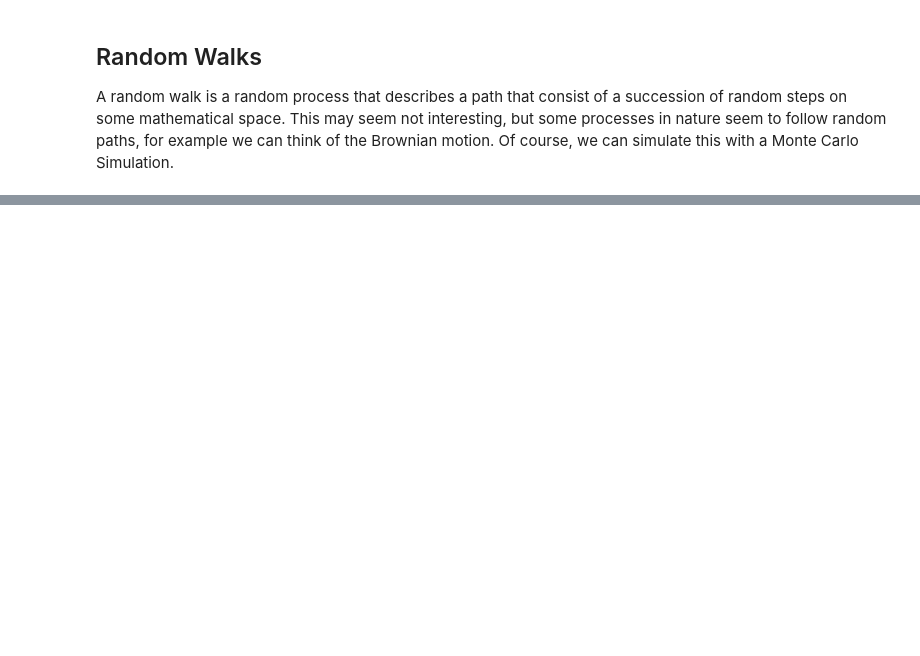
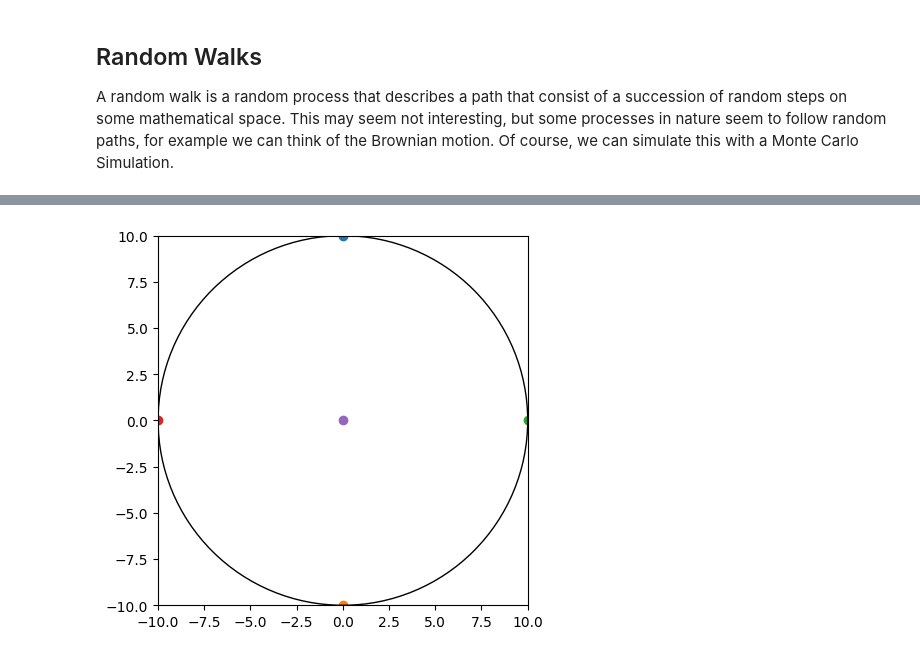
Before and after one commit to FelixCabrera23/Python_for_scientis_101, a Jupyter notebook: Class01/Montecarlo_class2.ipynb, the cells around one changed output, grey strips where cells are left out. Saved outputs shown, nothing was run; the diff lists cells and outputs as text; code cells hidden in the pictures; blank space fills up the shorter version.

```diff
--- a/Class01/Montecarlo_class2.ipynb
+++ b/Class01/Montecarlo_class2.ipynb
@@ -120,0 +125,12 @@ Circle_plot()
+# %%
+# non stable min configuration
+a = electron(0,10)
+b = electron(0,-10)
+c = electron(10,0)
+d = electron(-10,0)
+e = electron(0,0)
+
+particles2 = [a,b,c,d,e]
+Circle_plot(particles2)
+# %% [output]
+[figure, added]
```
Also changed, not shown: parts of 9 cells of this notebook.
